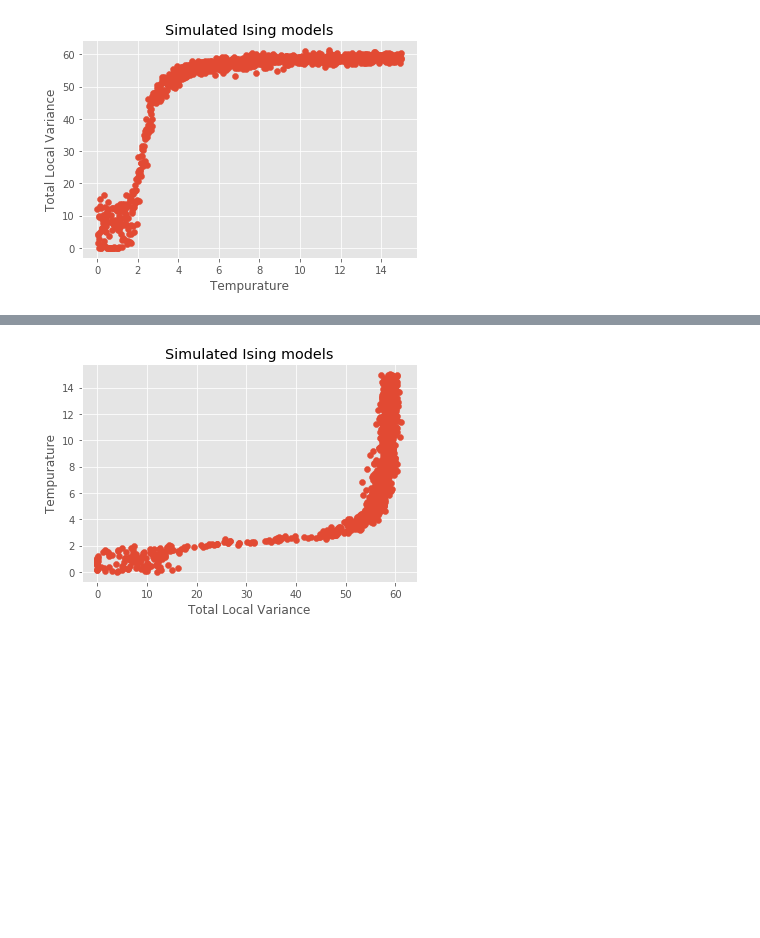
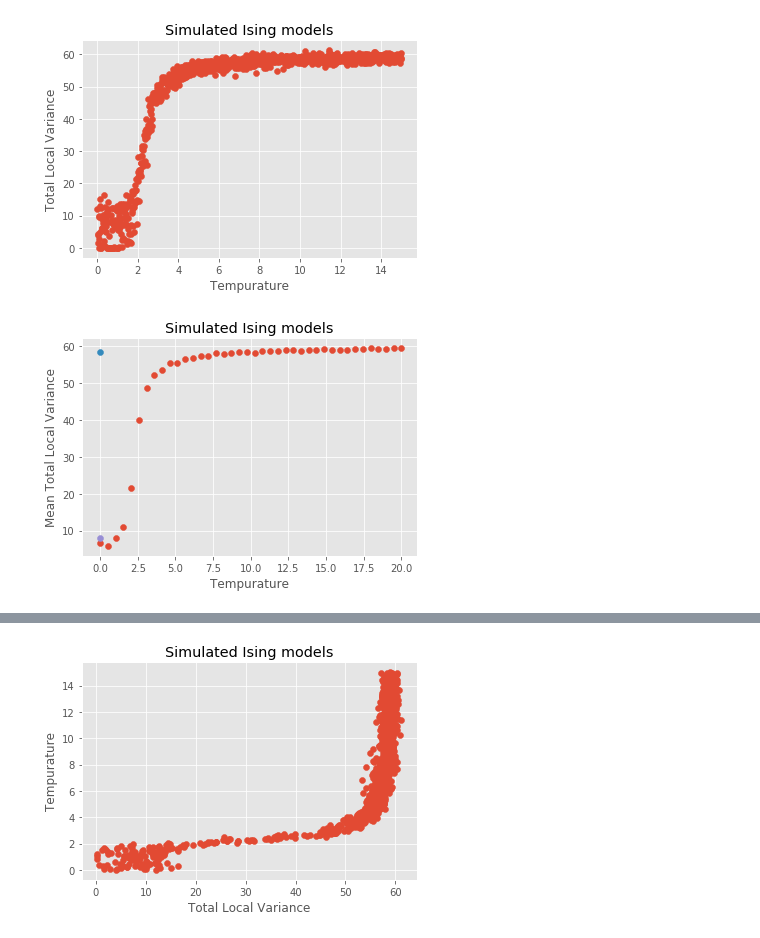
Before and after one commit to zmiller22/AM216, a Jupyter notebook: HW2/P2_Ising_2.ipynb, the cells around one changed output, grey strips where cells are left out. Cells and saved outputs as stored; diff of their text form; code cells hidden in the pictures; blank space fills up the shorter version.

```diff
--- a/HW2/P2_Ising_2.ipynb
+++ b/HW2/P2_Ising_2.ipynb
@@ -712,8 +720,12 @@ plt.show()
 # %% [output]
 [figure]
 # %%
-plt.scatter(sim_data_temp, sim_data_tot_lv_mean)
+plt.scatter(sim_data_temp_2, sim_data_tot_lv_mean)
+plt.scatter(0,np.mean(ht32_tot_loc_var_list))
+plt.scatter(0,np.mean(lt32_tot_loc_var_list))
 plt.title("Simulated Ising models")
 plt.xlabel("Tempurature")
 plt.ylabel("Mean Total Local Variance")
 plt.show()
+# %% [output]
+[figure, added]
```
Also changed, not shown: parts of 18 cells of this notebook.
